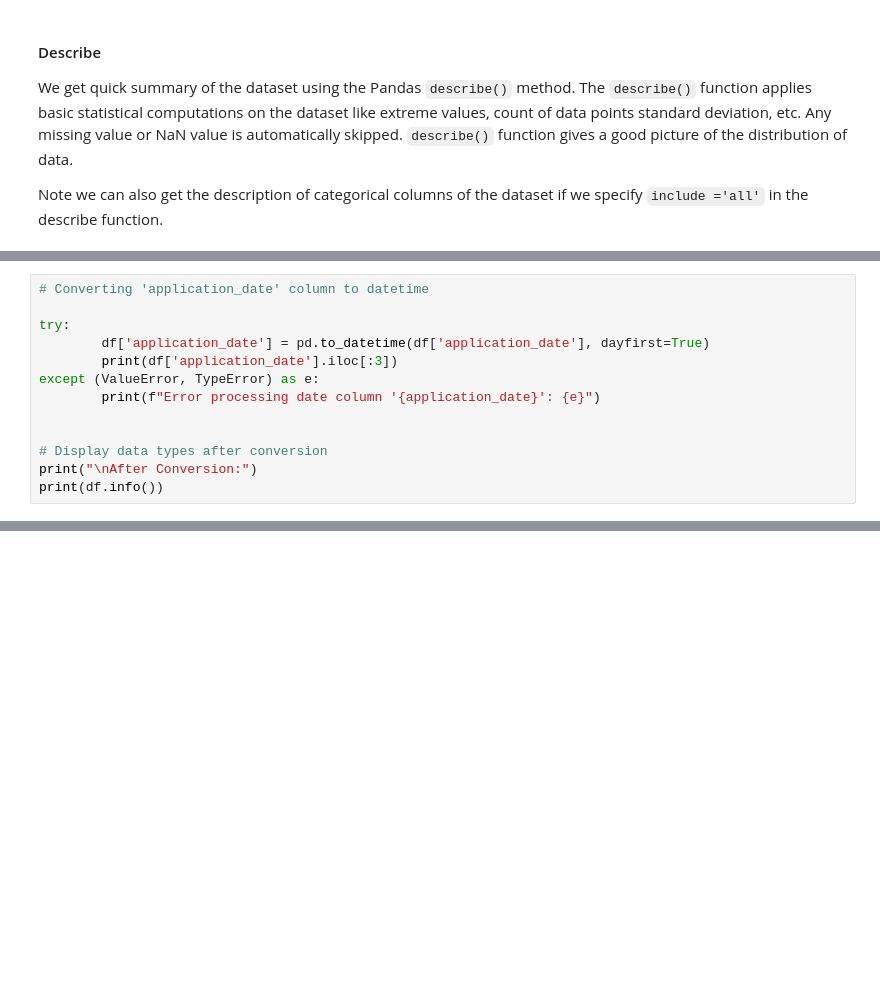
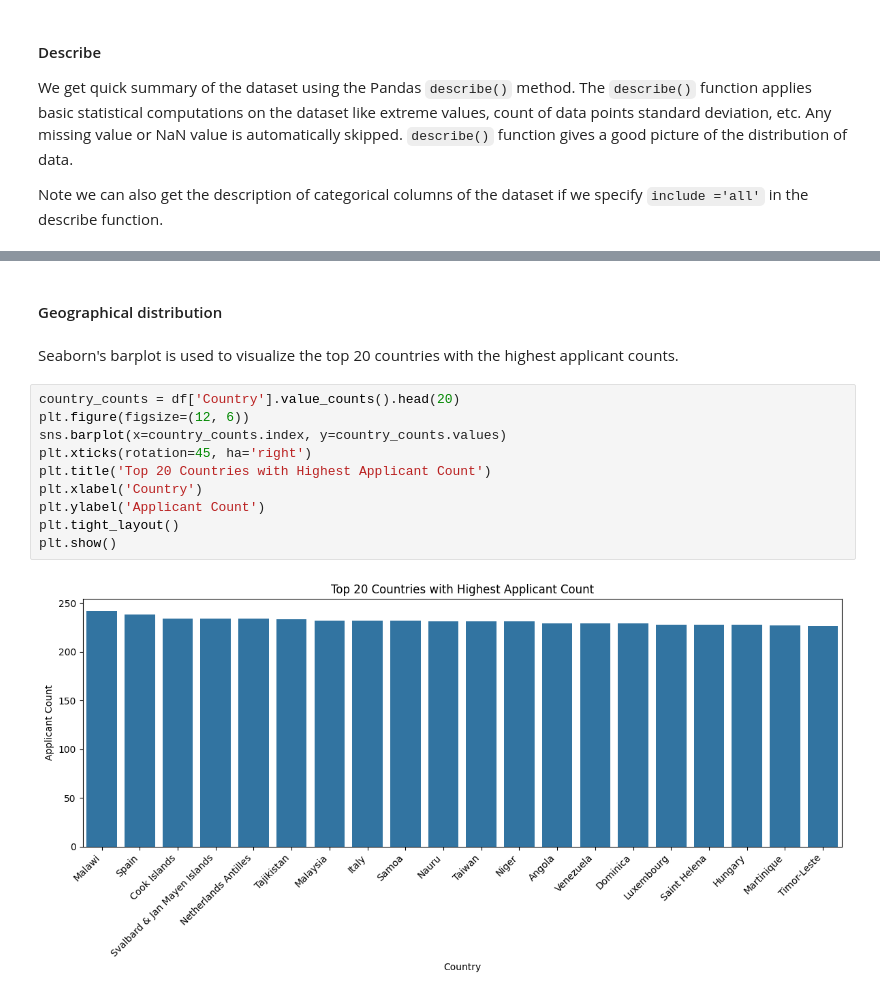
Before and after one commit to ntlg72/etl-ws-1, a Jupyter notebook: notebooks/001_eda.ipynb, the cells around one changed output, grey strips where cells are left out. Saved outputs shown, nothing was run; the diff lists cells and outputs as text; blank space fills up the shorter version.

```diff
--- a/notebooks/001_eda.ipynb
+++ b/notebooks/001_eda.ipynb
@@ -143,13 +141,0 @@ print(application_date_values)
-# %%
-# Converting 'application_date' column to datetime
-
-try:
-        df['application_date'] = pd.to_datetime(df['application_date'], dayfirst=True)
-        print(df['application_date'].iloc[:3])
-except (ValueError, TypeError) as e:
-        print(f"Error processing date column '{application_date}': {e}")
-
-
-# Display data types after conversion
-print("\nAfter Conversion:")
-print(df.info())
@@ -157,0 +168,16 @@ df.duplicated().sum()
+# %% [markdown]
+#### Geographical distribution
+# %% [markdown]
+Seaborn's barplot is used to visualize the top 20 countries with the highest applicant counts.
+# %%
+country_counts = df['Country'].value_counts().head(20)
+plt.figure(figsize=(12, 6))
+sns.barplot(x=country_counts.index, y=country_counts.values)
+plt.xticks(rotation=45, ha='right')
+plt.title('Top 20 Countries with Highest Applicant Count')
+plt.xlabel('Country')
+plt.ylabel('Applicant Count')
+plt.tight_layout()
+plt.show()
+# %% [output]
+[figure, added]
```
Also changed, not shown: parts of 43 cells of this notebook.
